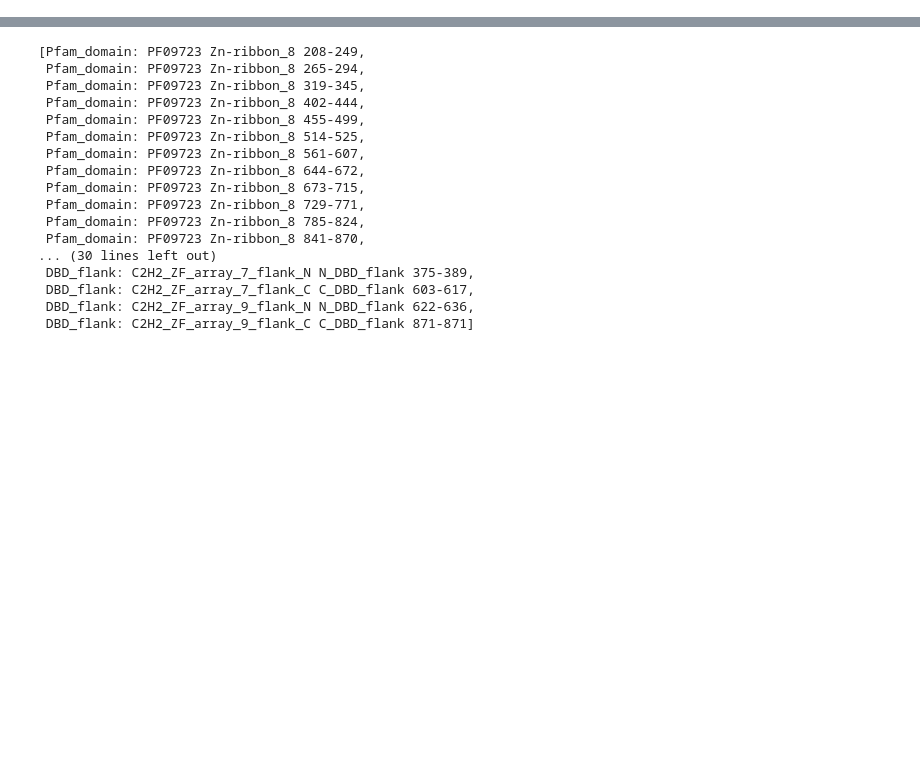
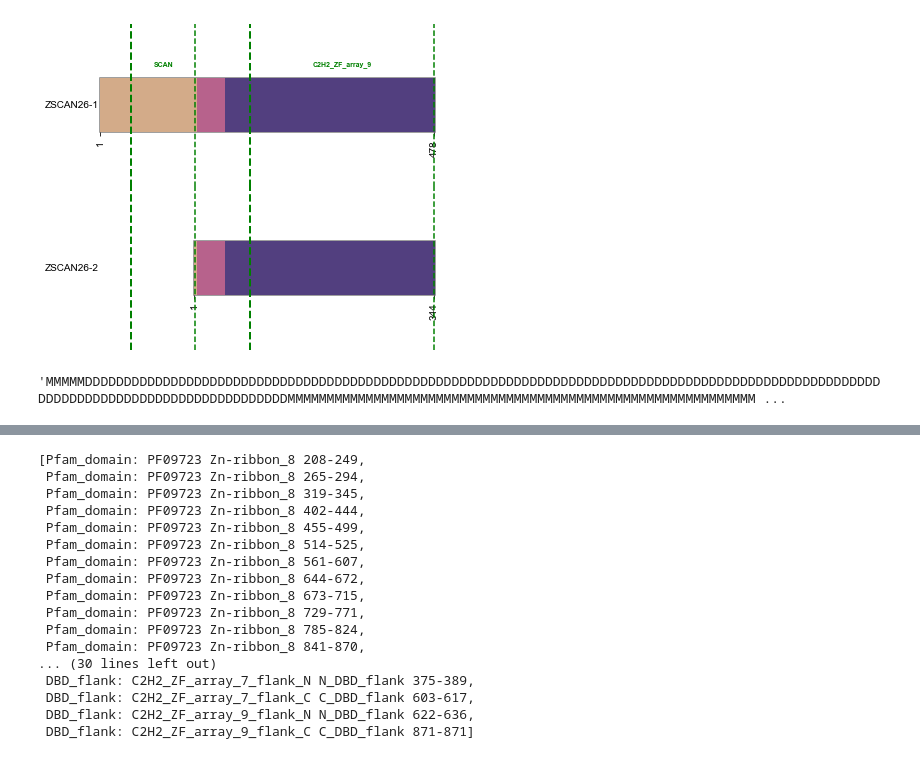
Before and after one commit to CCSB-DFCI/TF_isoforms_paper, a Jupyter notebook: analysis/i_integrative_analysis/protein_diagrams.ipynb, the cells around one changed output, grey strips where cells are left out. Cells and saved outputs as stored; diff of their text form; code cells hidden in the pictures; blank space fills up the shorter version.

```diff
--- a/analysis/i_integrative_analysis/protein_diagrams.ipynb
+++ b/analysis/i_integrative_analysis/protein_diagrams.ipynb
@@ -29,0 +42,8 @@ tfs['ATF2'].protein_diagram()
+# %%
+tfs['ZSCAN26'].protein_diagram()
+# %% [output]
+[figure, added]
+# %%
+tfs['ZSCAN26'].pairwise_changes_relative_to_reference('ZSCAN26-1', 'ZSCAN26-2')
+# %% [output]
+'MMMMMDDDDDDDDDDDDDDDDDDDDDDDDDDDDDDDDDDDDDDDDDDDDDDDDDDDDDDDDDDDDDDDDDDDDDDDDDDDDDDDDDDDDDDDDDDDDDDDDDDDDDDDDDDDDDDDDDDDDDDDDDDDDDDDDDDDDDDMMMMMMMMMMMMMMMMMMMMMMMMMMMMMMMMMMMMMMMMMMMMMMMMMMMMMMMMMMMM ...
```
Also changed, not shown: parts of 32 cells of this notebook, 3 other files.
